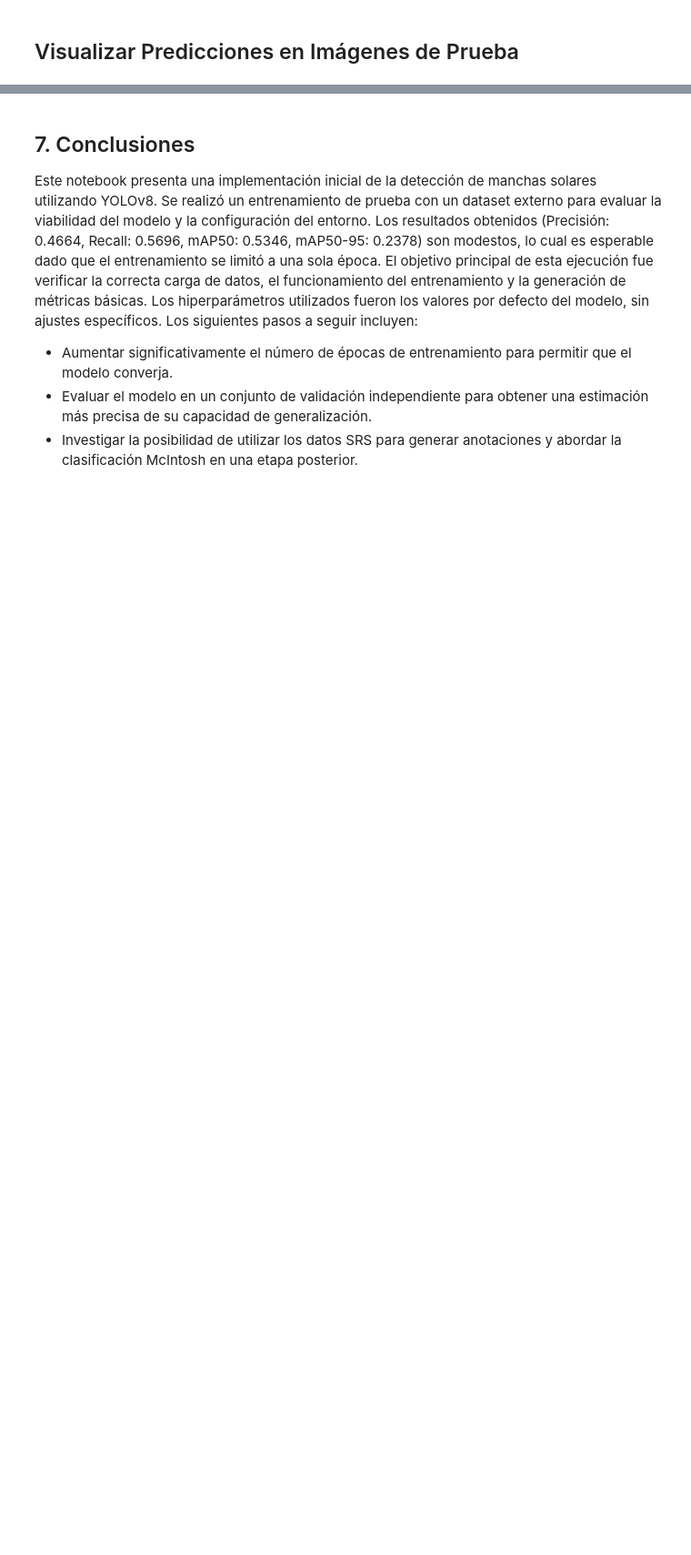
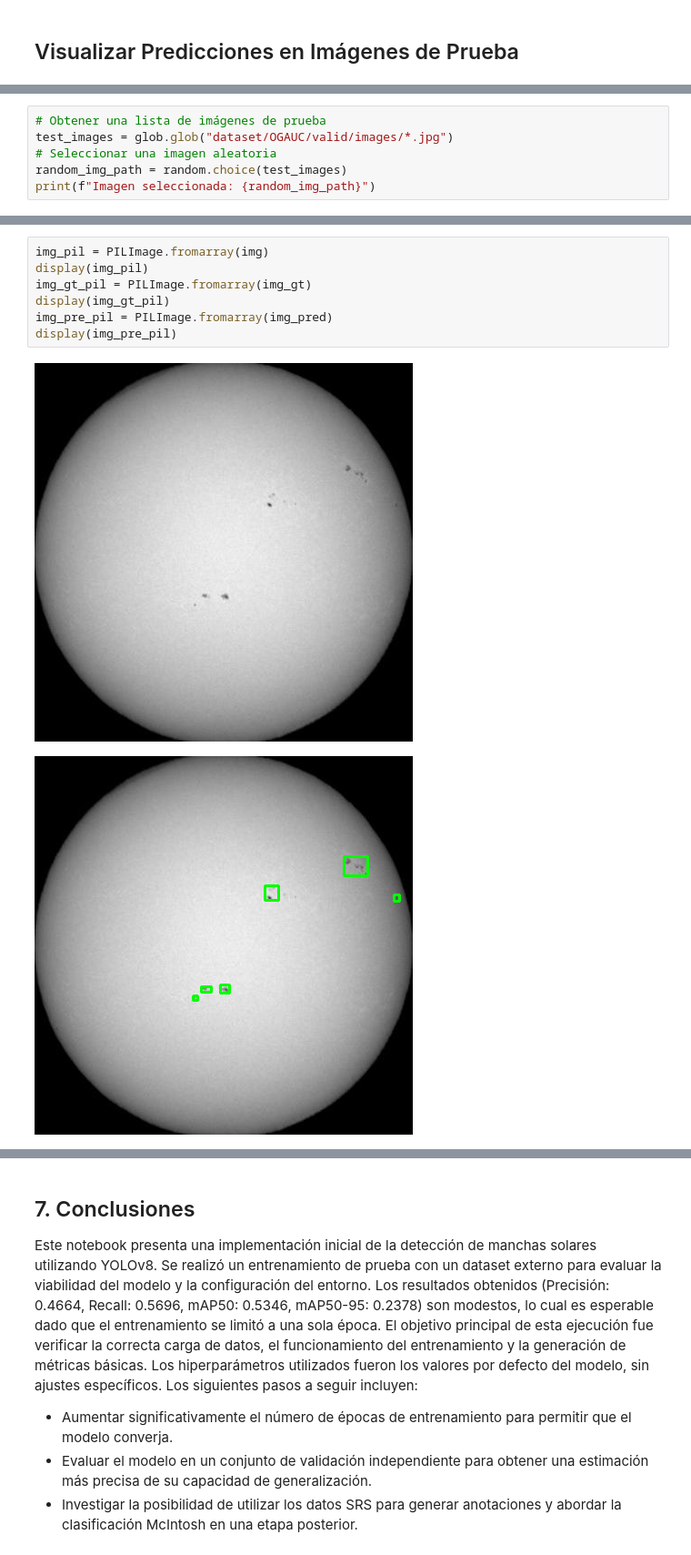
Before and after one commit to DarkNacho/SunSpot, a Jupyter notebook: notebook.ipynb, the cells around one changed output, grey strips where cells are left out. Shown at 91% size. Saved outputs shown, nothing was run; the diff lists cells and outputs as text; blank space fills up the shorter version.

```diff
--- a/notebook.ipynb
+++ b/notebook.ipynb
@@ -152,0 +182,6 @@ Imagen seleccionada: ./datasets/test/images\sunspots_1024_20120512_jpg.rf.35d373
+# %%
+# Obtener una lista de imágenes de prueba
+test_images = glob.glob("dataset/OGAUC/valid/images/*.jpg")
+# Seleccionar una imagen aleatoria
+random_img_path = random.choice(test_images)
+print(f"Imagen seleccionada: {random_img_path}")
@@ -244,0 +268,10 @@ Speed: 7.7ms preprocess, 404.0ms inference, 1.3ms postprocess per image at shape
+# %%
+img_pil = PILImage.fromarray(img)
+display(img_pil)
+img_gt_pil = PILImage.fromarray(img_gt)
+display(img_gt_pil)
+img_pre_pil = PILImage.fromarray(img_pred)
+display(img_pre_pil)
+# %% [output]
+[figure, added]
+[figure, added]
```
Also changed, not shown: parts of 14 cells of this notebook, 38 other files.
